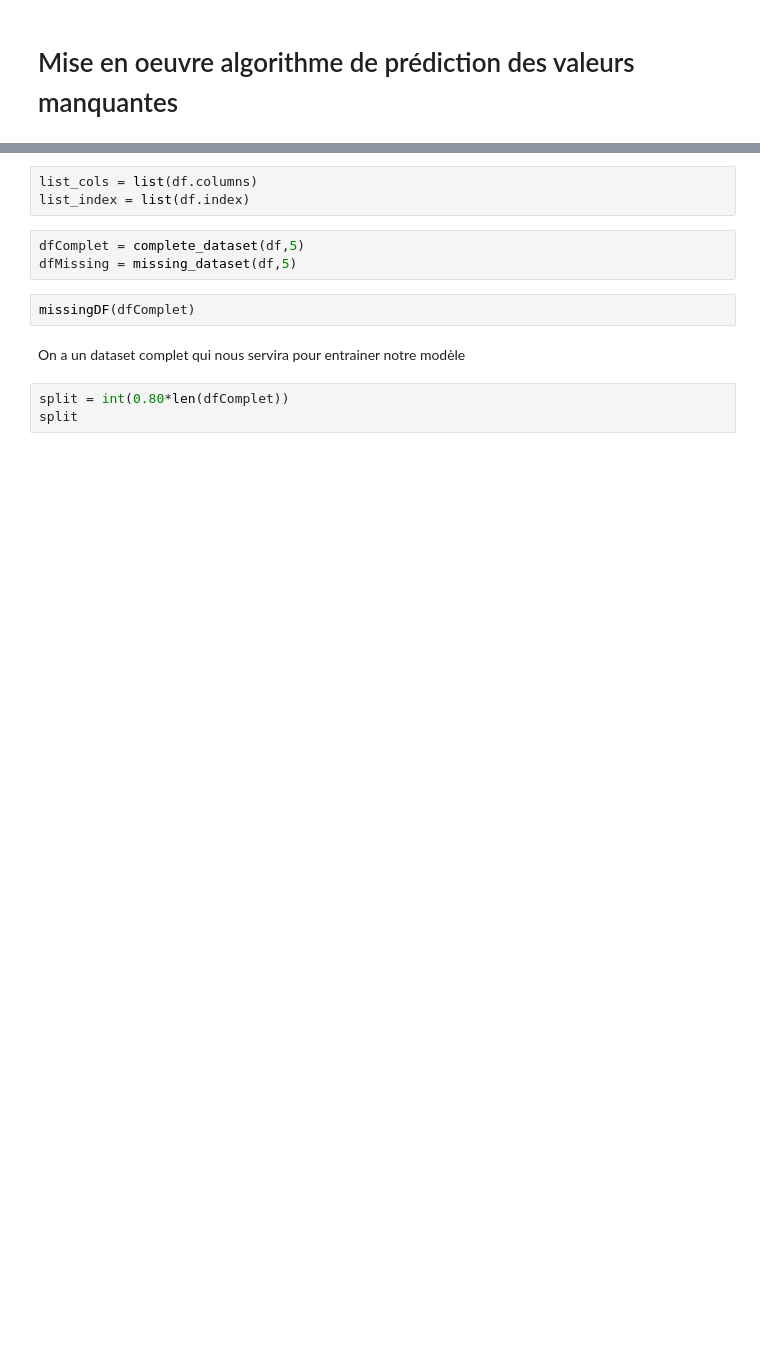
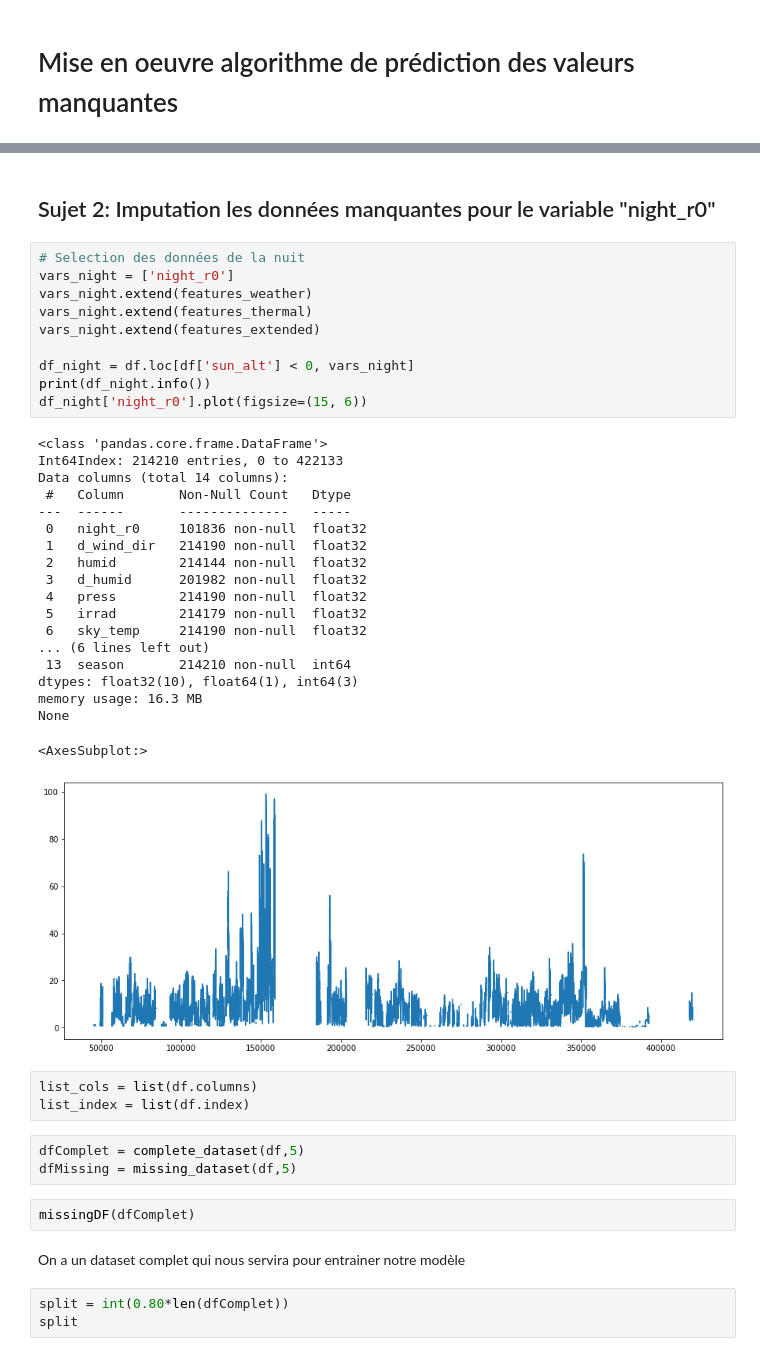
Before and after one commit to datacraft-paris/2310-Yewan-MissingValues, a Jupyter notebook: atelier_missing_values.ipynb, the cells around one changed output, grey strips where cells are left out. Saved outputs shown, nothing was run; the diff lists cells and outputs as text; blank space fills up the shorter version.

```diff
--- a/atelier_missing_values.ipynb
+++ b/atelier_missing_values.ipynb
@@ -441,3 +525,35 @@ plt.show()
+# %% [markdown]
+## Sujet 2: Imputation les données manquantes pour le variable "night_r0"
+# %%
+# Selection des données de la nuit
+vars_night = ['night_r0']
+vars_night.extend(features_weather)
+vars_night.extend(features_thermal)
+vars_night.extend(features_extended)
+
+df_night = df.loc[df['sun_alt'] < 0, vars_night]
+print(df_night.info())
+df_night['night_r0'].plot(figsize=(15, 6))
+# %% [output]
+<class 'pandas.core.frame.DataFrame'>
+Int64Index: 214210 entries, 0 to 422133
+Data columns (total 14 columns):
+ #   Column       Non-Null Count   Dtype
+---  ------       --------------   -----
+ 0   night_r0     101836 non-null  float32
+ 1   d_wind_dir   214190 non-null  float32
+ 2   humid        214144 non-null  float32
+ 3   d_humid      201982 non-null  float32
+ 4   press        214190 non-null  float32
+ 5   irrad        214179 non-null  float32
+ 6   sky_temp     214190 non-null  float32
+... (6 lines left out)
+ 13  season       214210 non-null  int64
+dtypes: float32(10), float64(1), int64(3)
+memory usage: 16.3 MB
+None
+<AxesSubplot:>
+[figure, added]
 # %%
 list_cols = list(df.columns)
 list_index = list(df.index)
```
Also changed, not shown: parts of 32 cells of this notebook.
